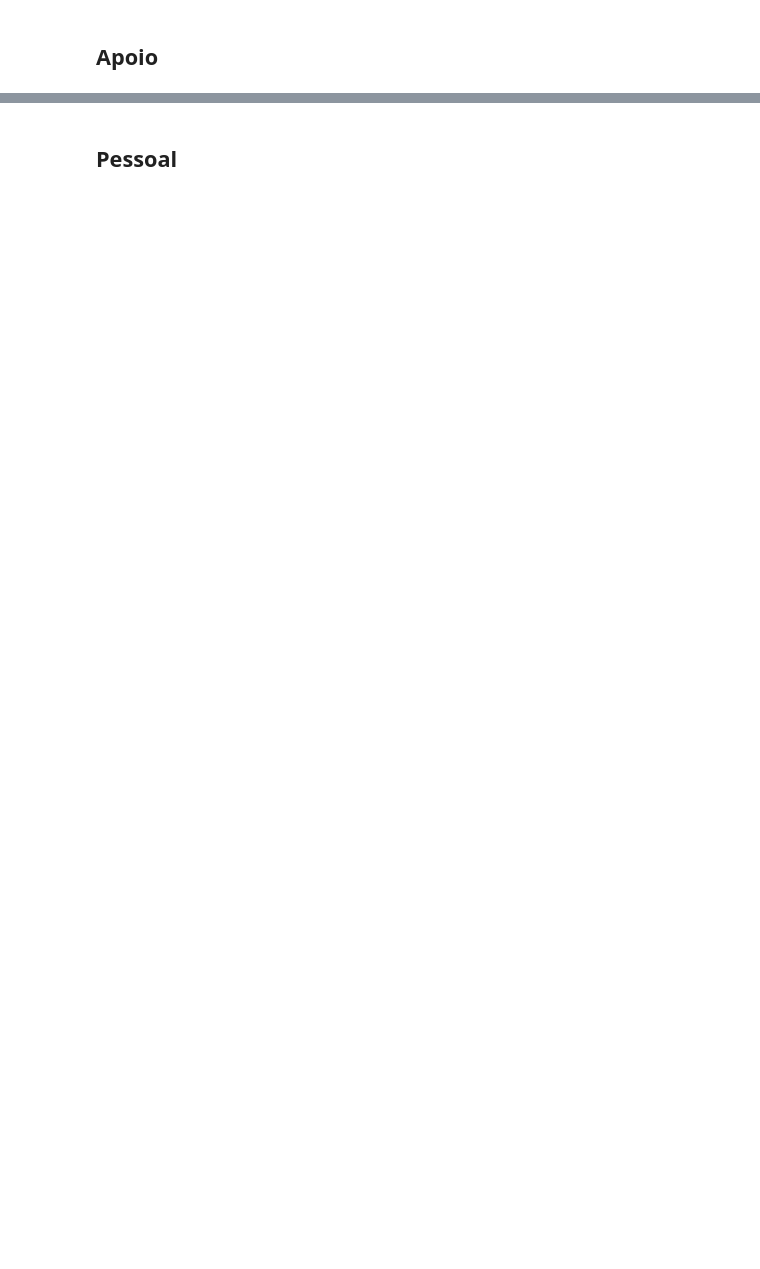
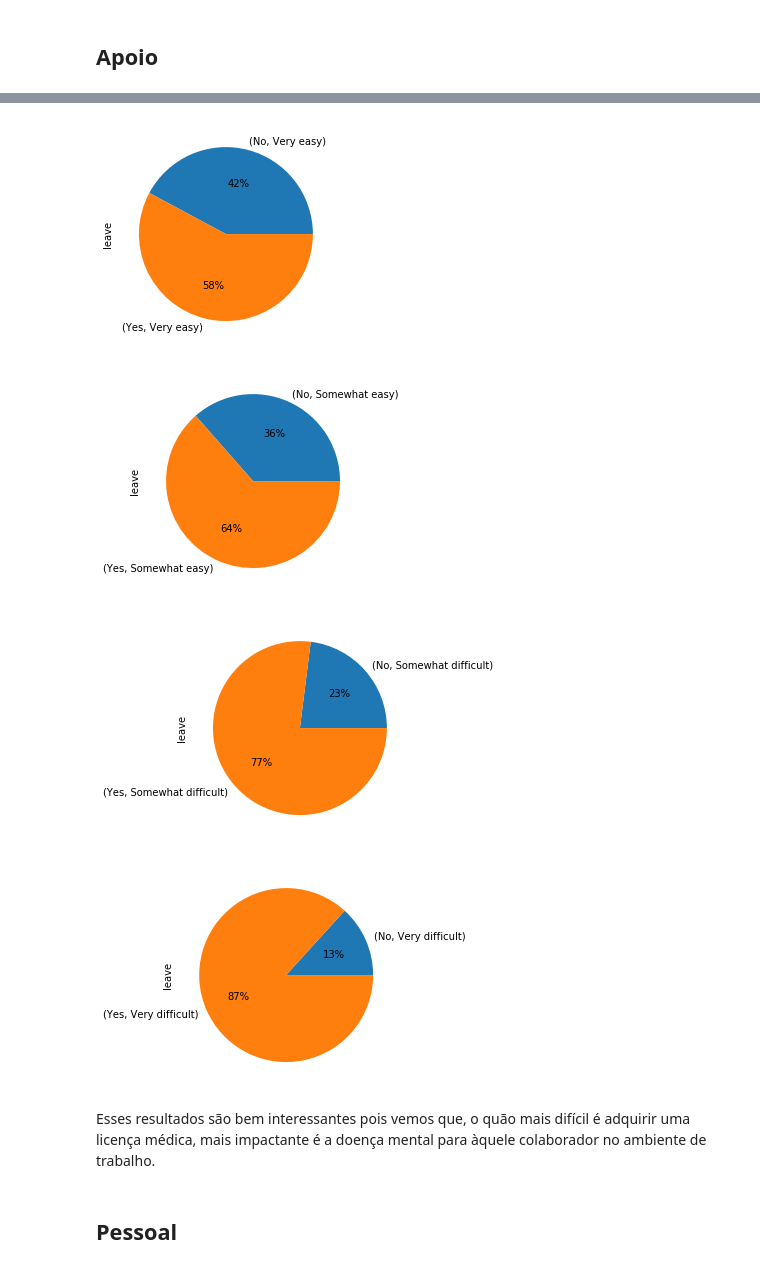
Before and after one commit to SamanthaReiis/Bootcamp-Ihub-Saude, a Jupyter notebook: Health.ipynb, the cells around one changed output, grey strips where cells are left out. Drawn from its saved outputs; the diff is of its cells as text; code cells hidden in the pictures; blank space fills up the shorter version.

```diff
--- a/Health.ipynb
+++ b/Health.ipynb
@@ -184,2 +118,18 @@ Name: leave, dtype: int64
+# %%
+tech[tech['leave'] == 'Very easy'].groupby(['work_interfere'])['leave'].value_counts().plot(kind='pie', autopct='%1.0f%%')
+plt.show()
+tech[tech['leave'] == 'Somewhat easy'].groupby(['work_interfere'])['leave'].value_counts().plot(kind='pie', autopct='%1.0f%%')
+plt.show()
+tech[tech['leave'] == 'Somewhat difficult'].groupby(['work_interfere'])['leave'].value_counts().plot(kind='pie', autopct='%1.0f%%')
+plt.show()
+tech[tech['leave'] == 'Very difficult'].groupby(['work_interfere'])['leave'].value_counts().plot(kind='pie', autopct='%1.0f%%')
+plt.show()
+# %% [output]
+[figure, added]
+[figure, added]
+[figure, added]
+[figure, added]
+# %% [markdown]
+Esses resultados são bem interessantes pois vemos que, o quão mais difícil é adquirir uma licença médica, mais impactante é a doença mental para àquele colaborador no ambiente de trabalho.
 # %% [markdown]
 ## Pessoal
```
Also changed, not shown: parts of 29 cells of this notebook.
